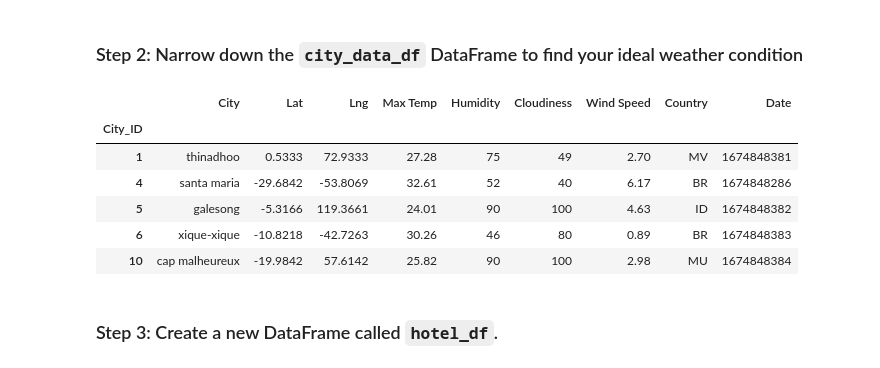
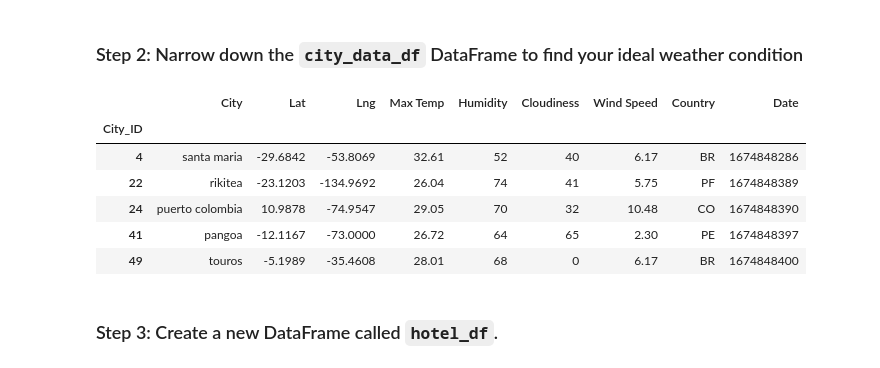
Before and after one commit to juansierra1182/python-api-challenge, a Jupyter notebook: starter_code/main-VacationPy.ipynb, the cells around one changed output. Cells and saved outputs as stored; diff of their text form; code cells hidden in the pictures.

```diff
--- a/starter_code/main-VacationPy.ipynb
+++ b/starter_code/main-VacationPy.ipynb
@@ -52,20 +55,20 @@ map_plot_1
 ### Step 2: Narrow down the `city_data_df` DataFrame to find your ideal weather condition
 # %%
 # Narrow down cities that fit criteria and drop any results with null values
-reduced_city_data_df = city_data_df.loc[city_data_df["Max Temp"]>20,:]
+reduced_city_data_df = city_data_df.loc[(city_data_df["Max Temp"]>25) & (city_data_df["Humidity"] <75 )& (city_data_df["Cloudiness"]<75),:]
 
 # Drop any rows with null values
 reduced_city_data_df = reduced_city_data_df.dropna()
 # Display sample data
 reduced_city_data_df.head()
 # %% [output]
 |  | City | Lat | Lng | Max Temp | Humidity | Cloudiness | Wind Speed | Country | Date |
 | City_ID |  |  |  |  |  |  |  |  |  |
-| 1 | thinadhoo | 0.5333 | 72.9333 | 27.28 | 75 | 49 | 2.70 | MV | 1674848381 |
 | 4 | santa maria | -29.6842 | -53.8069 | 32.61 | 52 | 40 | 6.17 | BR | 1674848286 |
-| 5 | galesong | -5.3166 | 119.3661 | 24.01 | 90 | 100 | 4.63 | ID | 1674848382 |
-| 6 | xique-xique | -10.8218 | -42.7263 | 30.26 | 46 | 80 | 0.89 | BR | 1674848383 |
-| 10 | cap malheureux | -19.9842 | 57.6142 | 25.82 | 90 | 100 | 2.98 | MU | 1674848384 |
+| 22 | rikitea | -23.1203 | -134.9692 | 26.04 | 74 | 41 | 5.75 | PF | 1674848389 |
+| 24 | puerto colombia | 10.9878 | -74.9547 | 29.05 | 70 | 32 | 10.48 | CO | 1674848390 |
+| 41 | pangoa | -12.1167 | -73.0000 | 26.72 | 64 | 65 | 2.30 | PE | 1674848397 |
+| 49 | touros | -5.1989 | -35.4608 | 28.01 | 68 | 0 | 6.17 | BR | 1674848400 |
 # %% [markdown]
 ### Step 3: Create a new DataFrame called `hotel_df`.
 # %%
```
Also changed, not shown: parts of 2 cells of this notebook, 6 other files.
